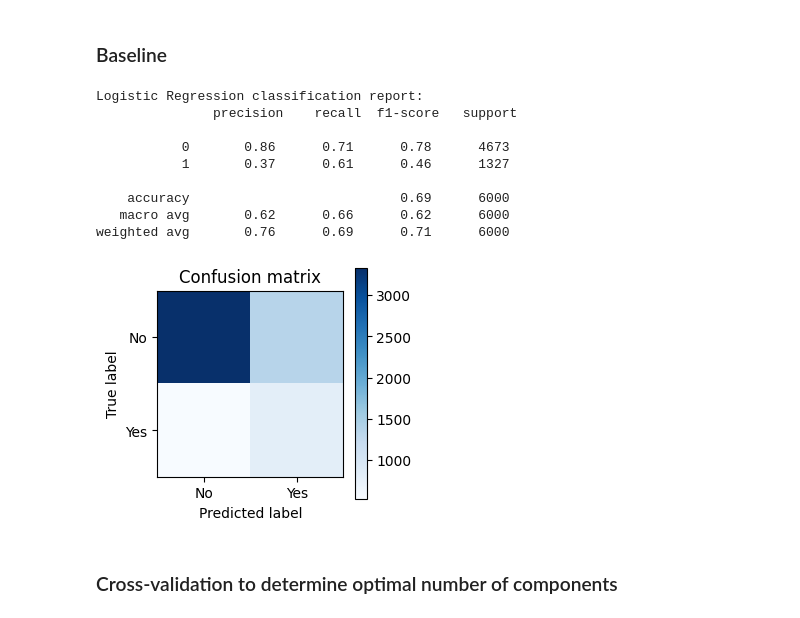
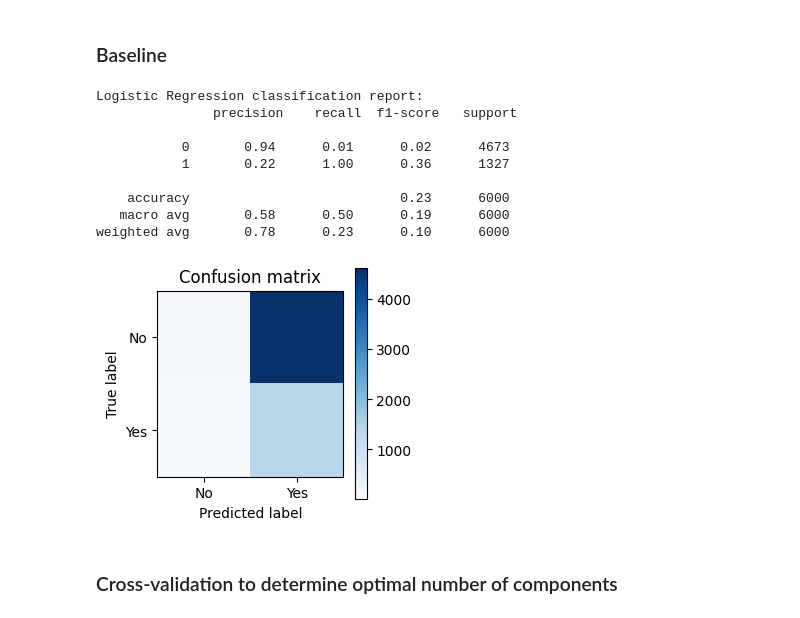
Before and after one commit to oneybb/EC4308_Credit_Default, a Jupyter notebook: PCA.ipynb, the cells around one changed output. Drawn from its saved outputs; the diff is of its cells as text; code cells hidden in the pictures.

```diff
--- a/PCA.ipynb
+++ b/PCA.ipynb
@@ -80,34 +79,37 @@ Text(0.5, 1.0, 'PCA of training data')
 ### Baseline
 # %%
 # perform logistic regression with PCA on validation set
-log_reg = LogisticRegression(max_iter=1000, random_state=42, class_weight='balanced')
+log_reg = LogisticRegression(class_weight={0: 1, 1: 20})
 log_reg.fit(X_train_pca, a)
 y_pred_baseline = log_reg.predict(X_val_pca)
 print("Logistic Regression classification report:\n", classification_report(y_val.iloc[:,0].values, y_pred_baseline))
-# Confusion matrix
-cm_baseline = confusion_matrix(y_val.iloc[:,0].values, y_pred_baseline)
 # %% [output]
 Logistic Regression classification report:
                precision    recall  f1-score   support
 
-           0       0.86      0.71      0.78      4673
-           1       0.37      0.61      0.46      1327
+           0       0.94      0.01      0.02      4673
+           1       0.22      1.00      0.36      1327
 
-    accuracy                           0.69      6000
-   macro avg       0.62      0.66      0.62      6000
-weighted avg       0.76      0.69      0.71      6000
+    accuracy                           0.23      6000
+   macro avg       0.58      0.50      0.19      6000
+weighted avg       0.78      0.23      0.10      6000
 # %%
-plt.figure(figsize=(3, 3))
-plt.imshow(cm_baseline, interpolation='nearest', cmap=plt.cm.Blues)
-plt.title('Confusion matrix')
-plt.colorbar()
-plt.xticks(np.arange(2), ['No', 'Yes'])
-plt.yticks(np.arange(2), ['No', 'Yes'])
-plt.ylabel('True label')
-plt.xlabel('Predicted label')
-plt.show()
+def plot_cm(cm):
+    plt.figure(figsize=(3, 3))
+    plt.imshow(cm, interpolation='nearest', cmap=plt.cm.Blues)
+    plt.title('Confusion matrix')
+    plt.colorbar()
+    plt.xticks(np.arange(2), ['No', 'Yes'])
+    plt.yticks(np.arange(2), ['No', 'Yes'])
+    plt.ylabel('True label')
+    plt.xlabel('Predicted label')
+    plt.show()
+
+# Confusion matrix
+cm_baseline = confusion_matrix(y_val.iloc[:,0].values, y_pred_baseline)
+plot_cm(cm_baseline)
 # %% [output]
-[figure, old version]
+[figure, new version]
 # %% [markdown]
 ### Cross-validation to determine optimal number of components
 # %% [markdown]
```
Also changed, not shown: parts of 9 cells of this notebook.
